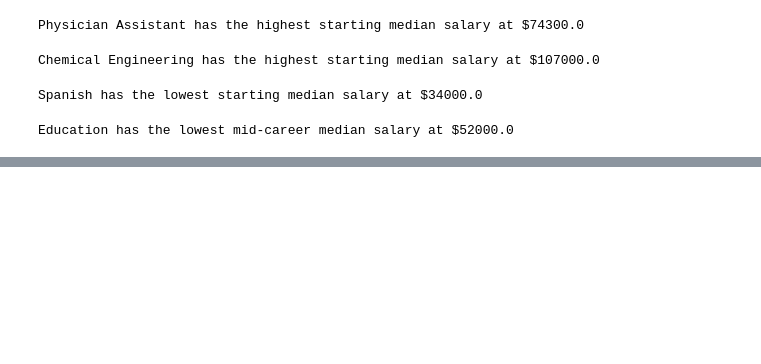
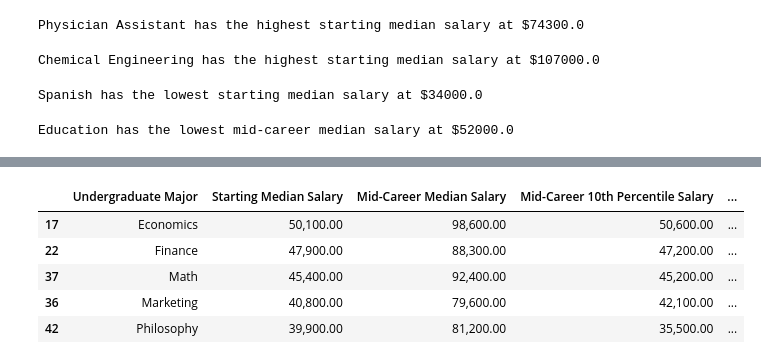
Before and after one commit to tomweinandy/100DaysOfCode, a Jupyter notebook: Projects/Day071/main.ipynb, the cells around one changed output, grey strips where cells are left out. Saved outputs shown, nothing was run; the diff lists cells and outputs as text; code cells hidden in the pictures; blank space fills up the shorter version.

```diff
--- a/Projects/Day071/main.ipynb
+++ b/Projects/Day071/main.ipynb
@@ -150,0 +152,10 @@ Education has the lowest mid-career median salary at $52000.0
+# %%
+# Degrees with highest salary spreads
+df3.sort_values('Spread', ascending=False).head()
+# %% [output]
+|  | Undergraduate Major | Starting Median Salary | Mid-Career Median Salary | Mid-Career 10th Percentile Salary | ... |
+| 17 | Economics | 50,100.00 | 98,600.00 | 50,600.00 | ... |
+| 22 | Finance | 47,900.00 | 88,300.00 | 47,200.00 | ... |
+| 37 | Math | 45,400.00 | 92,400.00 | 45,200.00 | ... |
+| 36 | Marketing | 40,800.00 | 79,600.00 | 42,100.00 | ... |
+| 42 | Philosophy | 39,900.00 | 81,200.00 | 35,500.00 | ... |
```
Also changed, not shown: parts of 8 cells of this notebook, 1 other file.
